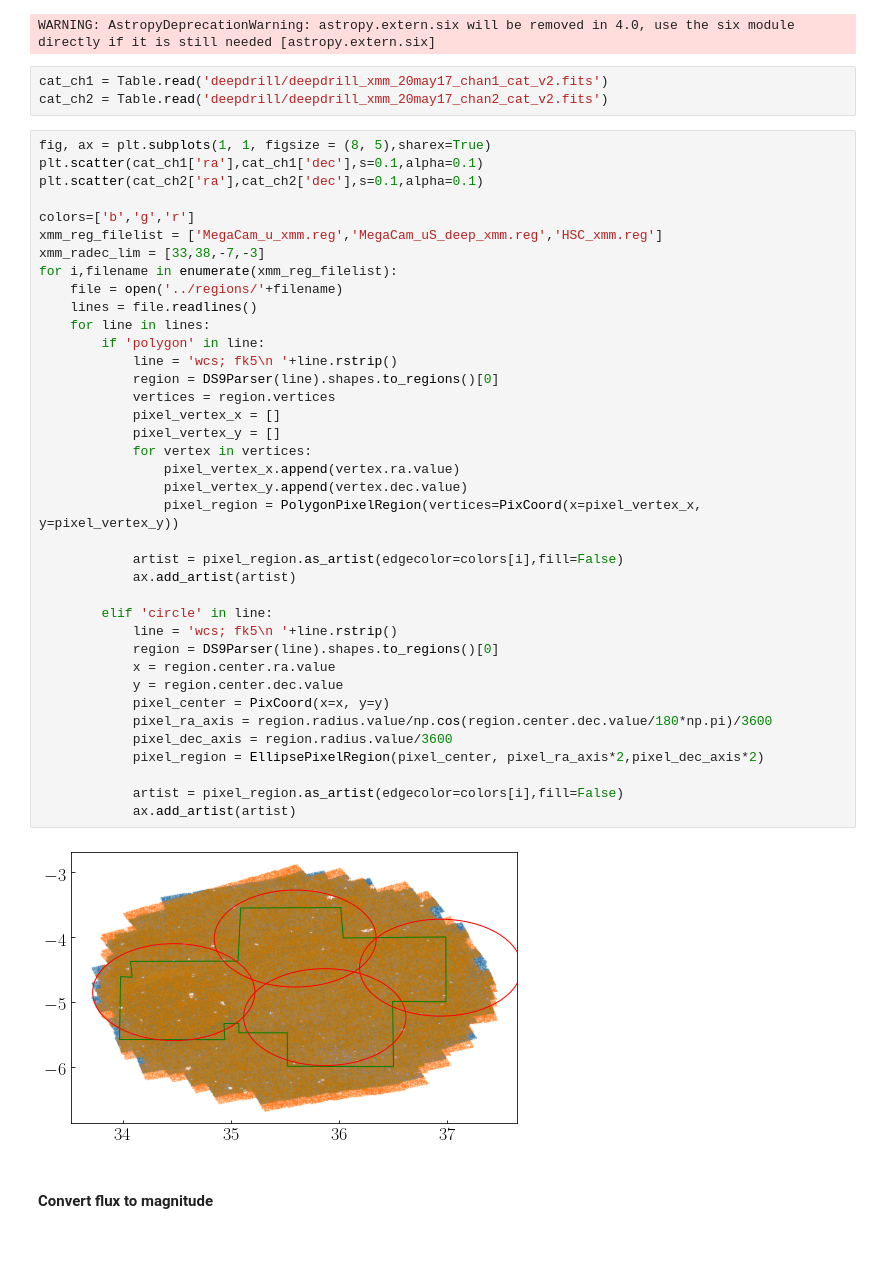
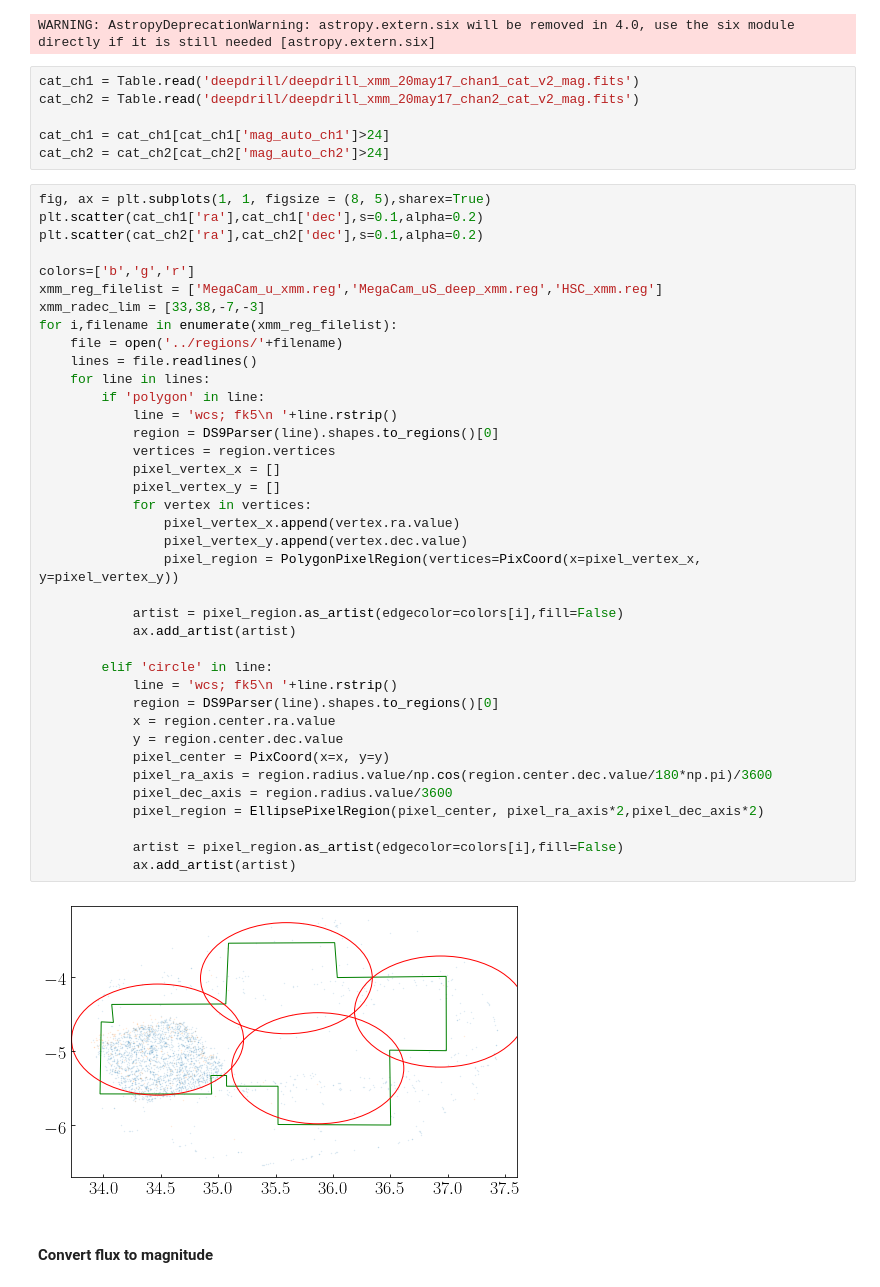
Before and after one commit to LejayChen/massive_gals, a Jupyter notebook: deepdrill_cats.ipynb, the cells around one changed output. Cells and saved outputs as stored; diff of their text form; blank space fills up the shorter version.

```diff
--- a/deepdrill_cats.ipynb
+++ b/deepdrill_cats.ipynb
@@ -20,12 +20,15 @@ np.set_printoptions(precision=3)
 # %% [output]
 WARNING: AstropyDeprecationWarning: astropy.extern.six will be removed in 4.0, use the six module directly if it is still needed [astropy.extern.six]
 # %%
-cat_ch1 = Table.read('deepdrill/deepdrill_xmm_20may17_chan1_cat_v2.fits')
-cat_ch2 = Table.read('deepdrill/deepdrill_xmm_20may17_chan2_cat_v2.fits')
+cat_ch1 = Table.read('deepdrill/deepdrill_xmm_20may17_chan1_cat_v2_mag.fits')
+cat_ch2 = Table.read('deepdrill/deepdrill_xmm_20may17_chan2_cat_v2_mag.fits')
+
+cat_ch1 = cat_ch1[cat_ch1['mag_auto_ch1']>24]
+cat_ch2 = cat_ch2[cat_ch2['mag_auto_ch2']>24]
 # %%
 fig, ax = plt.subplots(1, 1, figsize = (8, 5),sharex=True)
-plt.scatter(cat_ch1['ra'],cat_ch1['dec'],s=0.1,alpha=0.1)
-plt.scatter(cat_ch2['ra'],cat_ch2['dec'],s=0.1,alpha=0.1)
+plt.scatter(cat_ch1['ra'],cat_ch1['dec'],s=0.1,alpha=0.2)
+plt.scatter(cat_ch2['ra'],cat_ch2['dec'],s=0.1,alpha=0.2)
 
 colors=['b','g','r']
 xmm_reg_filelist = ['MegaCam_u_xmm.reg','MegaCam_uS_deep_xmm.reg','HSC_xmm.reg']
@@ -34,34 +37,34 @@ for i,filename in enumerate(xmm_reg_filelist):
     file = open('../regions/'+filename)
     lines = file.readlines()
     for line in lines:
         if 'polygon' in line:
             line = 'wcs; fk5\n '+line.rstrip()
             region = DS9Parser(line).shapes.to_regions()[0]
             vertices = region.vertices
             pixel_vertex_x = []
             pixel_vertex_y = []
             for vertex in vertices:
                 pixel_vertex_x.append(vertex.ra.value)
                 pixel_vertex_y.append(vertex.dec.value)
                 pixel_region = PolygonPixelRegion(vertices=PixCoord(x=pixel_vertex_x, y=pixel_vertex_y))
 
             artist = pixel_region.as_artist(edgecolor=colors[i],fill=False)
             ax.add_artist(artist)
 
         elif 'circle' in line:
             line = 'wcs; fk5\n '+line.rstrip()
             region = DS9Parser(line).shapes.to_regions()[0]
             x = region.center.ra.value
             y = region.center.dec.value
             pixel_center = PixCoord(x=x, y=y)
             pixel_ra_axis = region.radius.value/np.cos(region.center.dec.value/180*np.pi)/3600
             pixel_dec_axis = region.radius.value/3600
             pixel_region = EllipsePixelRegion(pixel_center, pixel_ra_axis*2,pixel_dec_axis*2)
 
             artist = pixel_region.as_artist(edgecolor=colors[i],fill=False)
             ax.add_artist(artist)
 # %% [output]
-[figure, old version]
+[figure, new version]
 # %% [markdown]
 #### Convert flux to magnitude
 # %%
```
Also changed, not shown: parts of 9 cells of this notebook, 2 other files.
